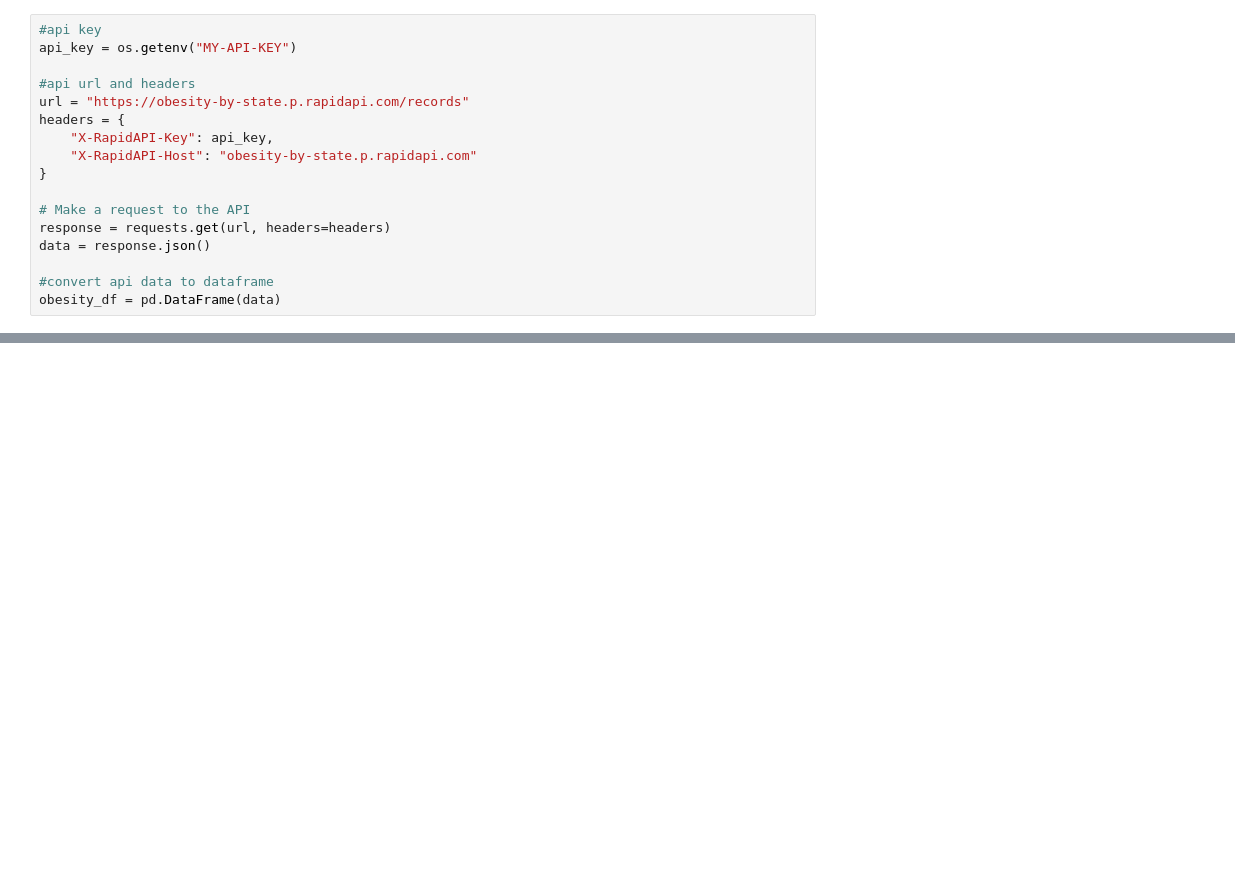
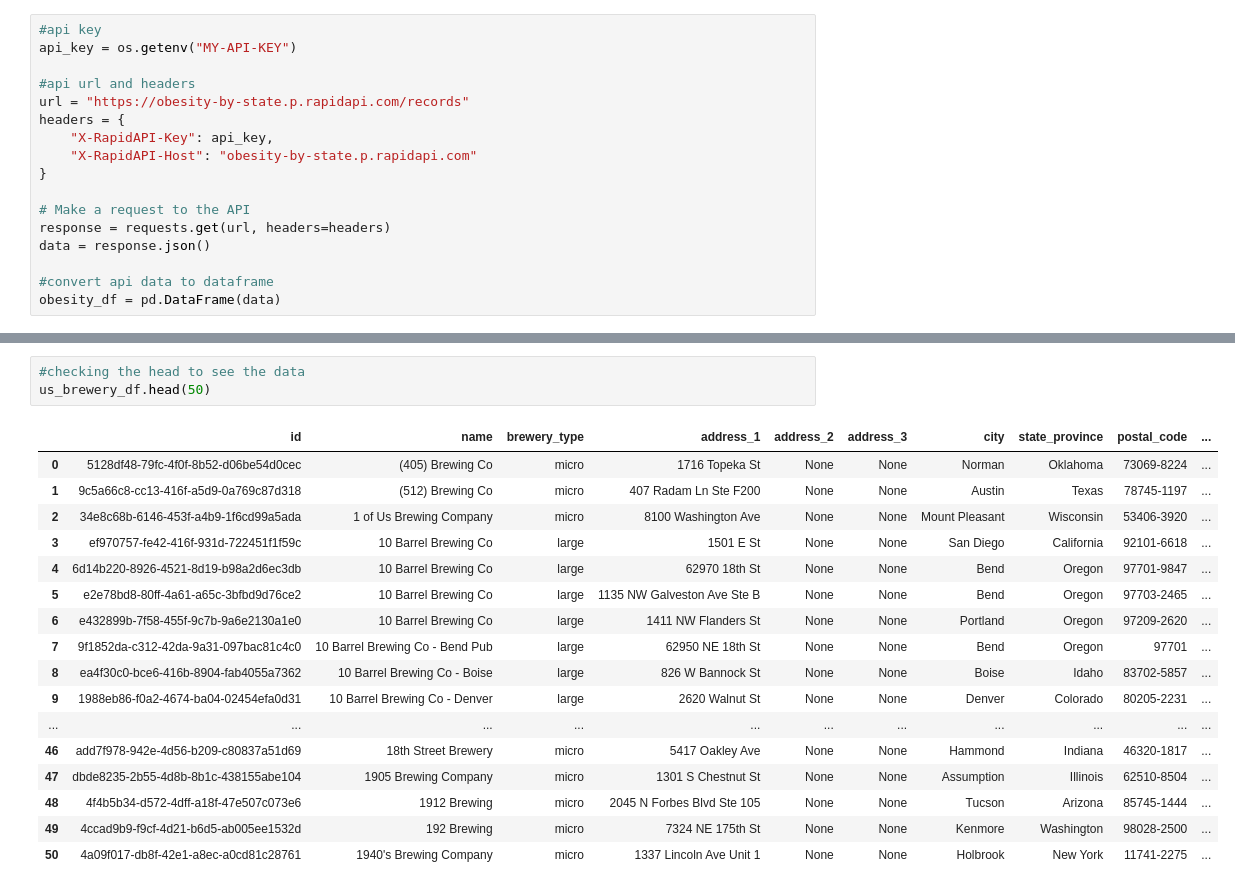
Before and after one commit to andrewb363/Project, a Jupyter notebook: main.ipynb, the cells around one changed output, grey strips where cells are left out. Drawn from its saved outputs; the diff is of its cells as text; blank space fills up the shorter version.

```diff
--- a/main.ipynb
+++ b/main.ipynb
@@ -48,0 +113,21 @@ obesity_df = pd.DataFrame(data)
+# %%
+#checking the head to see the data
+us_brewery_df.head(50)
+# %% [output]
+|  | id | name | brewery_type | address_1 | address_2 | address_3 | city | state_province | postal_code | ... |
+| 0 | 5128df48-79fc-4f0f-8b52-d06be54d0cec | (405) Brewing Co | micro | 1716 Topeka St | None | None | Norman | Oklahoma | 73069-8224 | ... |
+| 1 | 9c5a66c8-cc13-416f-a5d9-0a769c87d318 | (512) Brewing Co | micro | 407 Radam Ln Ste F200 | None | None | Austin | Texas | 78745-1197 | ... |
+| 2 | 34e8c68b-6146-453f-a4b9-1f6cd99a5ada | 1 of Us Brewing Company | micro | 8100 Washington Ave | None | None | Mount Pleasant | Wisconsin | 53406-3920 | ... |
+| 3 | ef970757-fe42-416f-931d-722451f1f59c | 10 Barrel Brewing Co | large | 1501 E St | None | None | San Diego | California | 92101-6618 | ... |
+| 4 | 6d14b220-8926-4521-8d19-b98a2d6ec3db | 10 Barrel Brewing Co | large | 62970 18th St | None | None | Bend | Oregon | 97701-9847 | ... |
+| 5 | e2e78bd8-80ff-4a61-a65c-3bfbd9d76ce2 | 10 Barrel Brewing Co | large | 1135 NW Galveston Ave Ste B | None | None | Bend | Oregon | 97703-2465 | ... |
+| 6 | e432899b-7f58-455f-9c7b-9a6e2130a1e0 | 10 Barrel Brewing Co | large | 1411 NW Flanders St | None | None | Portland | Oregon | 97209-2620 | ... |
+| 7 | 9f1852da-c312-42da-9a31-097bac81c4c0 | 10 Barrel Brewing Co - Bend Pub | large | 62950 NE 18th St | None | None | Bend | Oregon | 97701 | ... |
+| 8 | ea4f30c0-bce6-416b-8904-fab4055a7362 | 10 Barrel Brewing Co - Boise | large | 826 W Bannock St | None | None | Boise | Idaho | 83702-5857 | ... |
+| 9 | 1988eb86-f0a2-4674-ba04-02454efa0d31 | 10 Barrel Brewing Co - Denver | large | 2620 Walnut St | None | None | Denver | Colorado | 80205-2231 | ... |
+| ... | ... | ... | ... | ... | ... | ... | ... | ... | ... | ... |
+| 46 | add7f978-942e-4d56-b209-c80837a51d69 | 18th Street Brewery | micro | 5417 Oakley Ave | None | None | Hammond | Indiana | 46320-1817 | ... |
+| 47 | dbde8235-2b55-4d8b-8b1c-438155abe104 | 1905 Brewing Company | micro | 1301 S Chestnut St | None | None | Assumption | Illinois | 62510-8504 | ... |
+| 48 | 4f4b5b34-d572-4dff-a18f-47e507c073e6 | 1912 Brewing | micro | 2045 N Forbes Blvd Ste 105 | None | None | Tucson | Arizona | 85745-1444 | ... |
+| 49 | 4ccad9b9-f9cf-4d21-b6d5-ab005ee1532d | 192 Brewing | micro | 7324 NE 175th St | None | None | Kenmore | Washington | 98028-2500 | ... |
+| 50 | 4a09f017-db8f-42e1-a8ec-a0cd81c28761 | 1940's Brewing Company | micro | 1337 Lincoln Ave Unit 1 | None | None | Holbrook | New York | 11741-2275 | ... |
```
Also changed, not shown: parts of 31 cells of this notebook.
